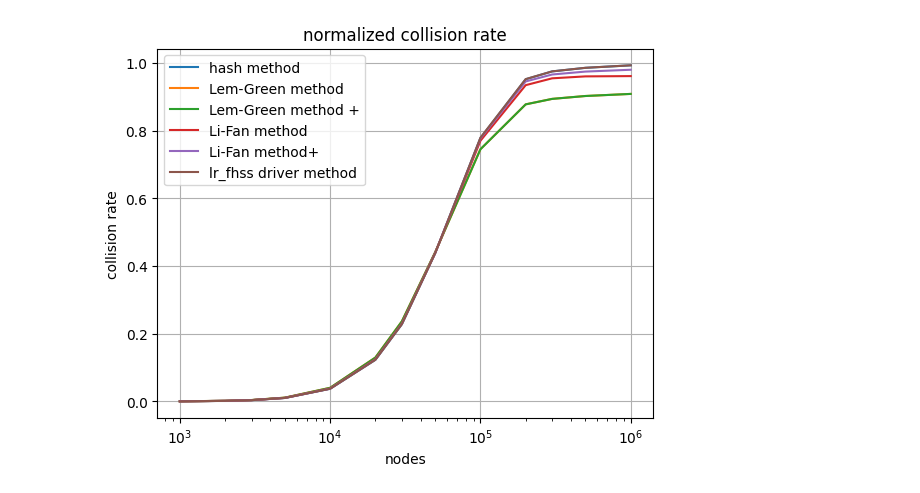
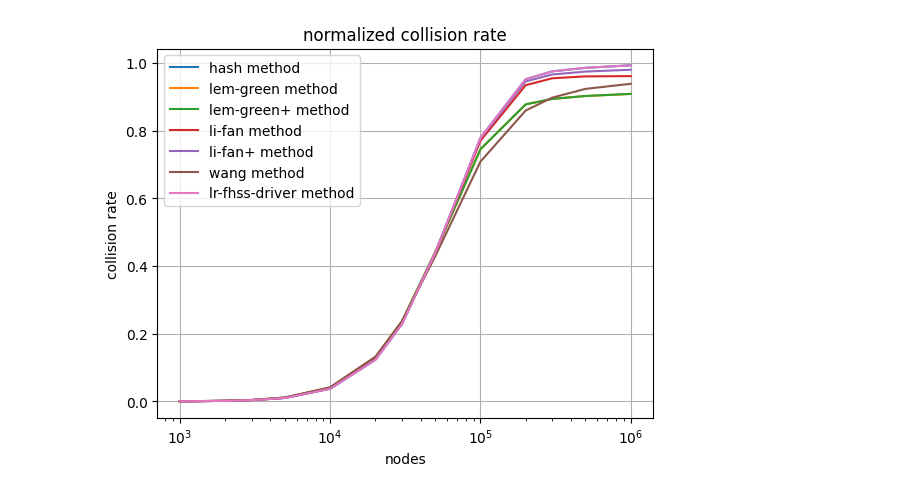
Before and after one commit to diegomm6/lr-fhss_seq-families, a Jupyter notebook: plots.ipynb, the cells around one changed output. Saved outputs shown, nothing was run; the diff lists cells and outputs as text; code cells hidden in the pictures.

```diff
--- a/plots.ipynb
+++ b/plots.ipynb
@@ -31,17 +5,25 @@ data = np.array(data)
-# %%
-plt.plot(nodes, data[:,0]/totalSlots, label='hash method')
-plt.plot(nodes, data[:,1]/totalSlots, label='Lem-Green method')
-plt.plot(nodes, data[:,2]/totalSlots, label='Lem-Green method +')
-plt.plot(nodes, data[:,3]/totalSlots, label='Li-Fan method')
-plt.plot(nodes, data[:,4]/totalSlots, label='Li-Fan method+')
-plt.plot(nodes, data[:,5]/totalSlots, label='lr_fhss driver method')
-plt.title('normalized collision rate')
-plt.xlabel('nodes')
-plt.xscale('log')
-plt.ylabel('collision rate')
-plt.grid()
-plt.legend()
-plt.show()
-# %% [output]
-[figure, removed]
+# %%
+numOCW = 7
+numOBW = 280
+numGrids = 8
+seq_length = 31
+startLimit = 500
+totalSlots = numOCW * numOBW * (startLimit + seq_length)
+
+data = pd.read_csv('data.csv')
+nodes = data['nodes'].to_numpy()
+normColRate = data.iloc[:,1:].to_numpy() / totalSlots
+
+for i, method in enumerate(data.keys()[1:]):
+    plt.plot(nodes, normColRate[:,i], label=f'{method} method')
+
+plt.title('normalized collision rate')
+plt.xlabel('nodes')
+plt.xscale('log')
+plt.ylabel('collision rate')
+plt.grid()
+plt.legend()
+plt.show()
+# %% [output]
+[figure, added]
 # %%
```
Also changed, not shown: parts of 3 cells of this notebook, 10 other files.
